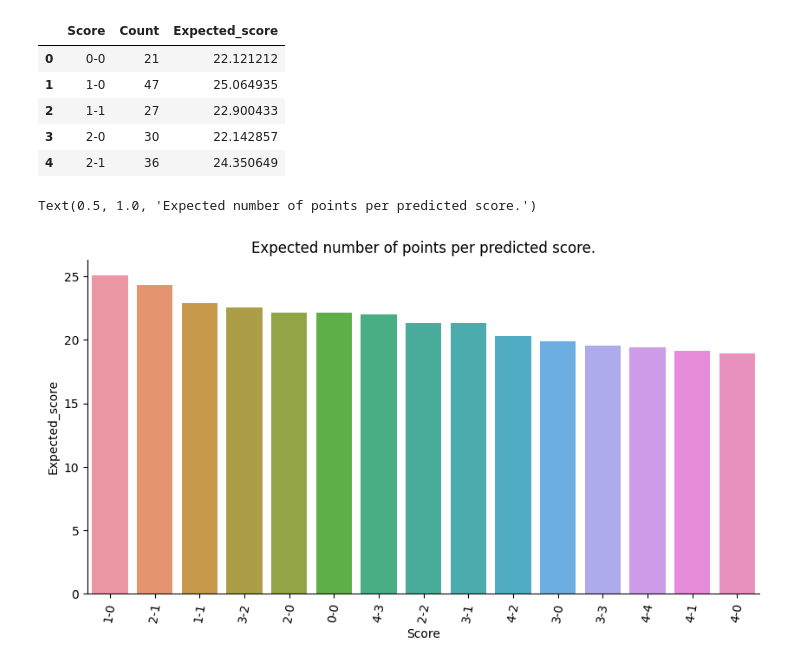
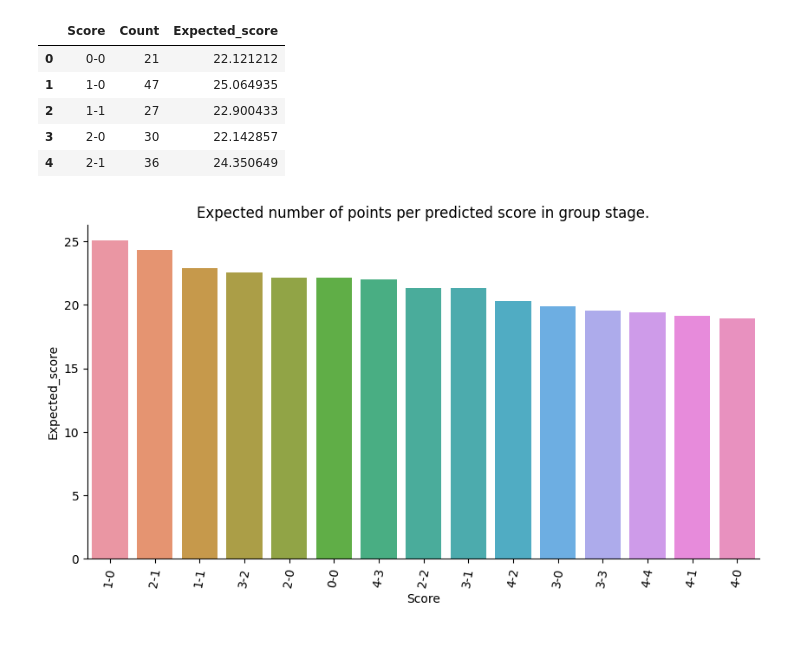
Before and after one commit to Gerrritvt/world_cup_poule, a Jupyter notebook: src/my_wc.ipynb, the cells around one changed output. Saved outputs shown, nothing was run; the diff lists cells and outputs as text; code cells hidden in the pictures.

```diff
--- a/src/my_wc.ipynb
+++ b/src/my_wc.ipynb
@@ -21,7 +36,7 @@ matches.dropna(axis=0).tail(3)
 # %%
 data = matches
 data = data[data["Year"] >= 1998]
-data = data[data["Stage"].str.contains("Group")]
+data = data[data.Stage.str.contains("Group")]
 cols = ["Year", "Home Team Goals", "Away Team Goals"]
 data = data[cols]
 data.rename({"Home Team Goals":"Home_goals", "Away Team Goals":"Away_goals"}, axis=1, inplace=True)
@@ -130,9 +133,9 @@ df.head()
 # %%
 fig, ax = plt.subplots(figsize = (10, 5))
 sns.despine(right = True)
 g = sns.barplot(x = 'Score', y = 'Expected_score', data = df.sort_values(by="Expected_score", ascending=False))
 g.set_xticklabels(g.get_xticklabels(), rotation = 80)
-g.set_title('Expected number of points per predicted score.')
+g.set_title('Expected number of points per predicted score in group stage.')
+plt.show()
 # %% [output]
-Text(0.5, 1.0, 'Expected number of points per predicted score.')
-[figure, old version]
+[figure, new version]
```
Also changed, not shown: parts of 8 cells of this notebook, 1 other file.
